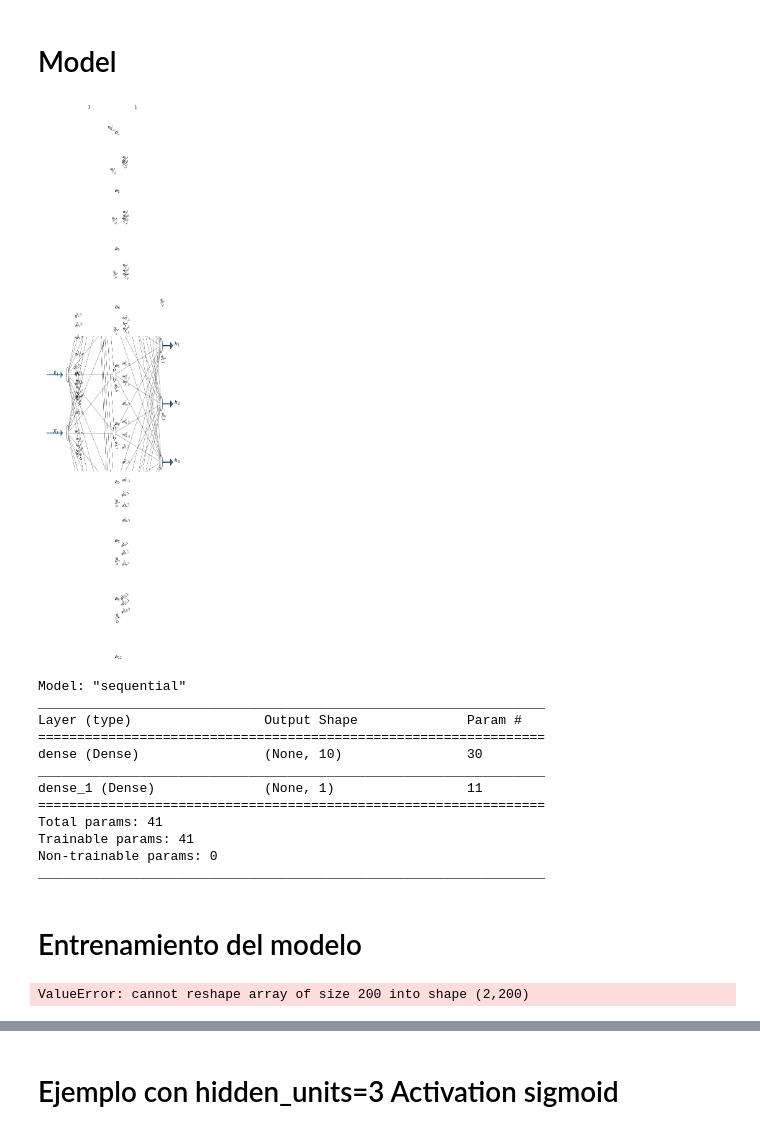
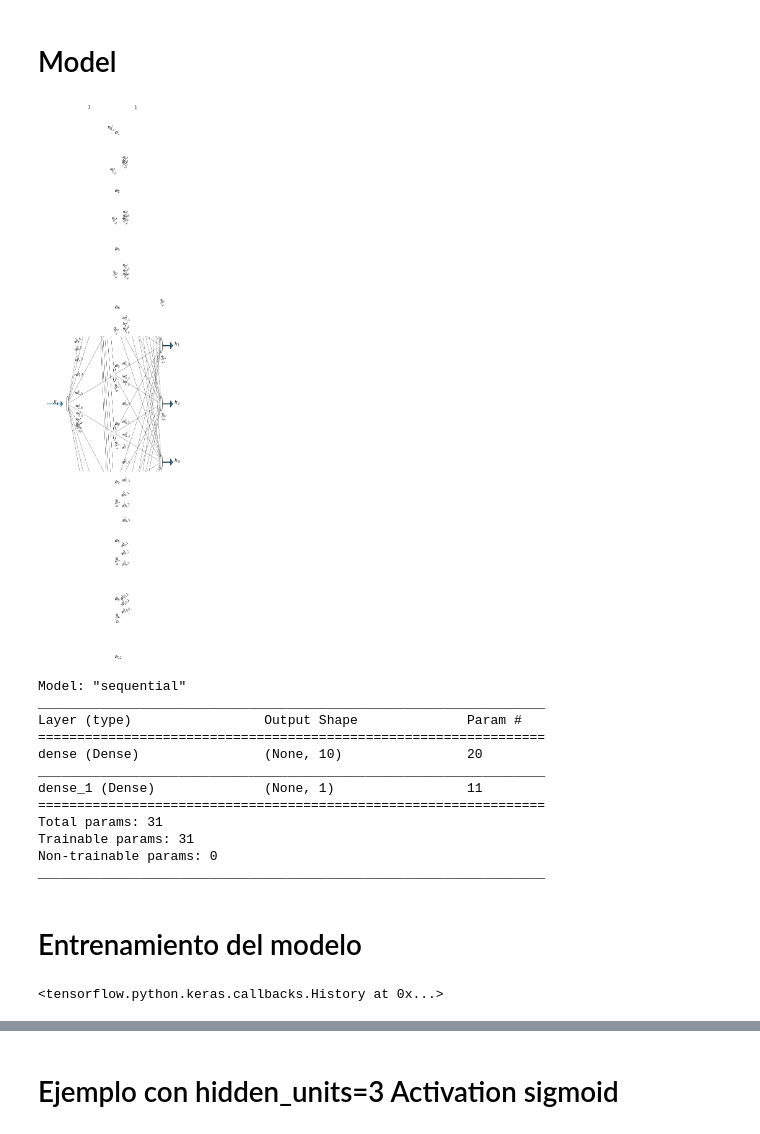
Before and after one commit to ndigaet/MLP-2019, a Jupyter notebook: 02-MLP-regresion.ipynb, the cells around one changed output, grey strips where cells are left out. Saved outputs shown, nothing was run; the diff lists cells and outputs as text; code cells hidden in the pictures.

Commit message:
otros ajustes de keras

```diff
--- a/02-MLP-regresion.ipynb
+++ b/02-MLP-regresion.ipynb
@@ -37,17 +37,17 @@ Text(0, 0.5, '$y$')
 # %% [markdown]
 # Model
 # %%
-input_dim = 2
+input_dim = 1
 hidden_units = 10
 outputs = 3
 activation = 'sigmoid'
 
 fig, ax = plt.subplots(1,1,figsize=(8, 8))
 shape = [input_dim,hidden_units,outputs]
 weights, biases = return_weights_notation(shape)
 draw_neural_net(ax, 0.1, 0.9, 0, 0.9, shape, weights, biases)
 # %% [output]
-[figure, old version]
+[figure, new version]
 # %%
 from tensorflow.keras.models import Sequential
 from tensorflow.keras.layers import Dense
@@ -61,12 +61,12 @@ Model: "sequential"
 _________________________________________________________________
 Layer (type)                 Output Shape              Param #
 =================================================================
-dense (Dense)                (None, 10)                30
+dense (Dense)                (None, 10)                20
 _________________________________________________________________
 dense_1 (Dense)              (None, 1)                 11
 =================================================================
-Total params: 41
-Trainable params: 41
+Total params: 31
+Trainable params: 31
 Non-trainable params: 0
 _________________________________________________________________
 # %%
@@ -77,7 +77,7 @@ model.compile(Adam(lr=0.1), loss='mse', metrics=['mse'])
 # %%
 model.fit(X, y, verbose=0, epochs=500)
 # %% [output]
-ValueError: cannot reshape array of size 200 into shape (2,200)
+<tensorflow.python.keras.callbacks.History at 0x...>
 # %%
 print(model.metrics_names)
 print(model.evaluate(X, y))
```
Also changed, not shown: parts of 4 cells of this notebook, 1 other file.
